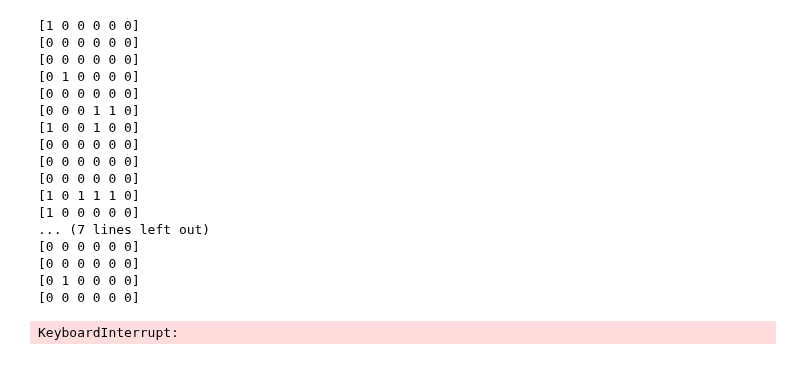
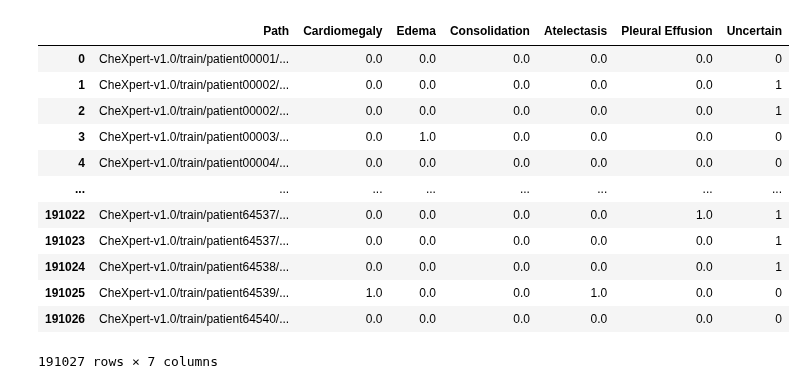
Before and after one commit to MohammedSB/DINOv2ForRadiology, a Jupyter notebook: exprements.ipynb, the cells around one changed output. Drawn from its saved outputs; the diff is of its cells as text; code cells hidden in the pictures.

```diff
--- a/exprements.ipynb
+++ b/exprements.ipynb
@@ -61,9 +61,9 @@ class _Split(Enum):
     @property
     def length(self) -> int:
         split_lengths = {
-            _Split.TRAIN: 151_590,
-            _Split.VAL: 10_000,
-            _Split.TEST: 202,
+            _Split.TRAIN: 191_027,
+            _Split.VAL: 202,
+            _Split.TEST: 518,
         }
         return split_lengths[self]
 
@@ -82,8 +82,6 @@ class CheXpert(MedicalVisionDataset):
         root = root + os.sep
         super().__init__(split, root, transforms, transform, target_transform)
 
-        if "val" in self._split_dir:
-            self._split_dir = self._split_dir.replace("val", "train")
         # Set the labels dataframe
         self.root = root + os.sep
         self.labels = pd.read_csv(self.root + self._split.value + ".csv")
@@ -93,23 +91,22 @@ class CheXpert(MedicalVisionDataset):
         t = pd.read_csv(self.root + self._split.value + ".csv")
         t= t[~t['Path'].str.contains('lateral')].reset_index(drop=True)
         num_of_images = len(t)
-        # logger.info(f"{self._split.length - num_of_images} scans are missing from {self._split.value.upper()} set")
+        logger.info(f"{self._split.length - num_of_images} scans are missing from {self._split.value.upper()} set")
 
     def _clean_labels(self):
 
-        # self.labels = self.labels[~self.labels['Path'].str.contains('lateral')].reset_index(drop=True)
-        # self.labels.fillna(0, inplace=True)
-        # self.labels = self.labels[["Path", "Cardiomegaly", "Edema", "Consolidation", "Atelectasis", "Pleural Effusion"]]
-        if self.split == _Split.TEST:
-            self.labels["Uncertain"] = 0
+        self.labels = self.labels[~self.labels['Path'].str.contains('lateral')].reset_index(drop=True)
+        self.labels.fillna(0, inplace=True)
+        self.labels = self.labels[["Path", "Cardiomegaly", "Edema", "Consolidation", "Atelectasis", "Pleural Effusion"]]
+        self.labels["Uncertain"] = 0
 
         # Loop through the rows of the table
-        # for i, row in self.labels.iterrows():
-        #     # Check if any of the diseases have value -1
-        #     if any(row[["Cardiomegaly", "Edema", "Consolidation", "Atelectasis", "Pleural Effusion"]] == -1):
-        #         # Set uncertain to 1
-        #         self.labels.loc[i, "Uncertain"] = 1
-        # self.labels.replace(-1, 0, inplace=True)
+        for i, row in self.labels.iterrows():
+            # Check if any of the diseases have value -1
+            if any(row[["Cardiomegaly", "Edema", "Consolidation", "Atelectasis", "Pleural Effusion"]] == -1):
+                # Set uncertain to 1
+                self.labels.loc[i, "Uncertain"] = 1
+        self.labels.replace(-1, 0, inplace=True)
 
         classes = ["Cardiomegaly", "Edema", "Consolidation", "Atelectasis", "Pleural Effusion", "Uncertain"]
         self.targets = self.labels[classes].to_numpy()
@@ -133,7 +130,9 @@ class CheXpert(MedicalVisionDataset):
 
     def get_image_data(self, index: int) :
         data_point = self.labels.iloc[index]
-        image_path = self._split_dir + os.sep + f"{os.sep}".join(data_point["Path"].split(f"{os.sep}")[2:])
+        rel = f"{os.sep}".join(data_point["Path"].split(f"{os.sep}")[1:]) if self._split == _Split.TEST else \
+                f"{os.sep}".join(data_point["Path"].split(f"{os.sep}")[2:])
+        image_path = self._split_dir + os.sep + rel
 
         # Read as gray because some of the images have extra layers in the 3rd dimension
         image = skimage.io.imread(image_path).astype(np.float16)
@@ -143,7 +142,7 @@ class CheXpert(MedicalVisionDataset):
         return image
 
     def get_target(self, index: int):
-        return self.targets[index].astype(np.int32)
+        return self.targets[index].astype(np.int64)
 
     def get_targets(self) -> np.ndarray:
         return self.targets
@@ -160,28 +159,22 @@ class CheXpert(MedicalVisionDataset):
     def __len__(self) -> int:
         return len(self.labels)
 # %%
-d = CheXpert(root="/mnt/d/data/tmp/CheXpert/", split=_Split.TEST)
-for i, t in d:
-    print(t)
+d = CheXpert(root="/mnt/d/data/tmp/CheXpert/", split=_Split.TRAIN)
+d.labels
 # %% [output]
+|  | Path | Cardiomegaly | Edema | Consolidation | Atelectasis | Pleural Effusion | Uncertain |
+| 0 | CheXpert-v1.0/train/patient00001/... | 0.0 | 0.0 | 0.0 | 0.0 | 0.0 | 0 |
+| 1 | CheXpert-v1.0/train/patient00002/... | 0.0 | 0.0 | 0.0 | 0.0 | 0.0 | 1 |
+| 2 | CheXpert-v1.0/train/patient00002/... | 0.0 | 0.0 | 0.0 | 0.0 | 0.0 | 1 |
+| 3 | CheXpert-v1.0/train/patient00003/... | 0.0 | 1.0 | 0.0 | 0.0 | 0.0 | 0 |
+| 4 | CheXpert-v1.0/train/patient00004/... | 0.0 | 0.0 | 0.0 | 0.0 | 0.0 | 0 |
+| ... | ... | ... | ... | ... | ... | ... | ... |
+| 191022 | CheXpert-v1.0/train/patient64537/... | 0.0 | 0.0 | 0.0 | 0.0 | 1.0 | 1 |
+| 191023 | CheXpert-v1.0/train/patient64537/... | 0.0 | 0.0 | 0.0 | 0.0 | 0.0 | 1 |
+| 191024 | CheXpert-v1.0/train/patient64538/... | 0.0 | 0.0 | 0.0 | 0.0 | 0.0 | 1 |
+| 191025 | CheXpert-v1.0/train/patient64539/... | 1.0 | 0.0 | 0.0 | 1.0 | 0.0 | 0 |
+| 191026 | CheXpert-v1.0/train/patient64540/... | 0.0 | 0.0 | 0.0 | 0.0 | 0.0 | 0 |
-[1 0 0 0 0 0]
-[0 0 0 0 0 0]
-[0 0 0 0 0 0]
-[0 1 0 0 0 0]
-[0 0 0 0 0 0]
-[0 0 0 1 1 0]
-[1 0 0 1 0 0]
-[0 0 0 0 0 0]
-[0 0 0 0 0 0]
-[0 0 0 0 0 0]
-[1 0 1 1 1 0]
-[1 0 0 0 0 0]
-... (7 lines left out)
-[0 0 0 0 0 0]
-[0 0 0 0 0 0]
-[0 1 0 0 0 0]
-[0 0 0 0 0 0]
+191027 rows × 7 columns
-KeyboardInterrupt:
 # %%
 import numpy as np
 from PIL import Image
```
Also changed, not shown: parts of 1 cell of this notebook, 1 other file.
